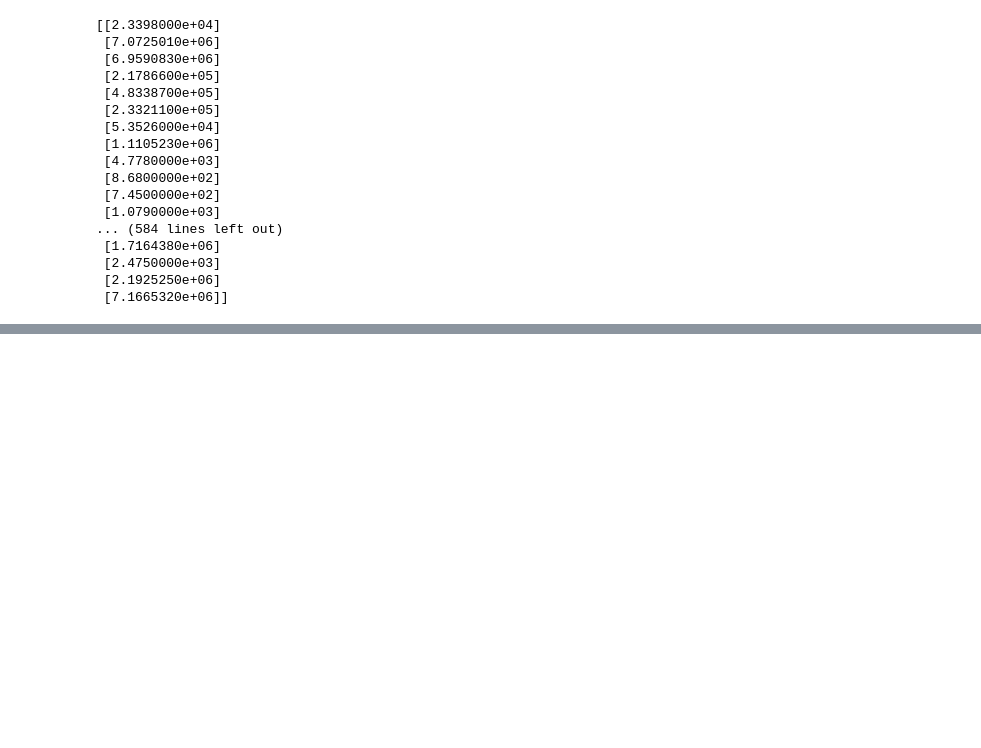
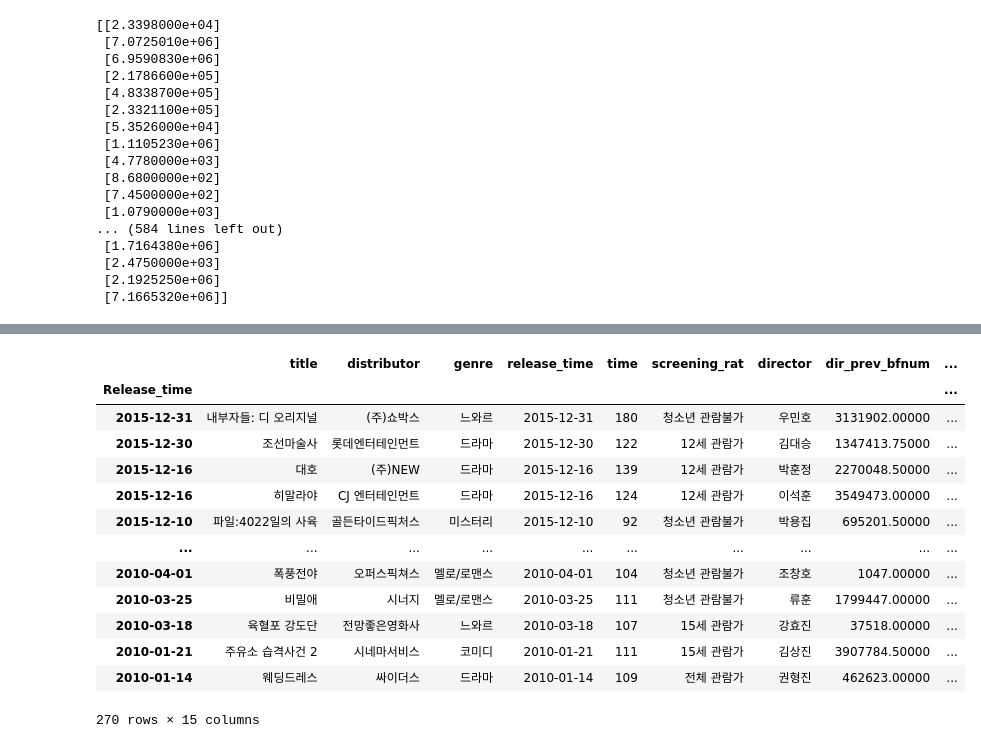
Before and after one commit to winwinhyun/Data-Analyst-Study, a Jupyter notebook: SC/study_1_movie_modify.ipynb, the cells around one changed output, grey strips where cells are left out. Saved outputs shown, nothing was run; the diff lists cells and outputs as text; code cells hidden in the pictures; blank space fills up the shorter version.

```diff
--- a/SC/study_1_movie_modify.ipynb
+++ b/SC/study_1_movie_modify.ipynb
@@ -741,0 +859,17 @@ pd.reset_option('display.float_format')
+# %%
+train.sort_index(ascending=False)
+# %% [output]
+|  | title | distributor | genre | release_time | time | screening_rat | director | dir_prev_bfnum | ... |
+| Release_time |  |  |  |  |  |  |  |  | ... |
+| 2015-12-31 | 내부자들: 디 오리지널 | (주)쇼박스 | 느와르 | 2015-12-31 | 180 | 청소년 관람불가 | 우민호 | 3131902.00000 | ... |
+| 2015-12-30 | 조선마술사 | 롯데엔터테인먼트 | 드라마 | 2015-12-30 | 122 | 12세 관람가 | 김대승 | 1347413.75000 | ... |
+| 2015-12-16 | 대호 | (주)NEW | 드라마 | 2015-12-16 | 139 | 12세 관람가 | 박훈정 | 2270048.50000 | ... |
+| 2015-12-16 | 히말라야 | CJ 엔터테인먼트 | 드라마 | 2015-12-16 | 124 | 12세 관람가 | 이석훈 | 3549473.00000 | ... |
+| 2015-12-10 | 파일:4022일의 사육 | 골든타이드픽처스 | 미스터리 | 2015-12-10 | 92 | 청소년 관람불가 | 박용집 | 695201.50000 | ... |
+| ... | ... | ... | ... | ... | ... | ... | ... | ... | ... |
+| 2010-04-01 | 폭풍전야 | 오퍼스픽쳐스 | 멜로/로맨스 | 2010-04-01 | 104 | 청소년 관람불가 | 조창호 | 1047.00000 | ... |
+| 2010-03-25 | 비밀애 | 시너지 | 멜로/로맨스 | 2010-03-25 | 111 | 청소년 관람불가 | 류훈 | 1799447.00000 | ... |
+| 2010-03-18 | 육혈포 강도단 | 전망좋은영화사 | 느와르 | 2010-03-18 | 107 | 15세 관람가 | 강효진 | 37518.00000 | ... |
+| 2010-01-21 | 주유소 습격사건 2 | 시네마서비스 | 코미디 | 2010-01-21 | 111 | 15세 관람가 | 김상진 | 3907784.50000 | ... |
+| 2010-01-14 | 웨딩드레스 | 싸이더스 | 드라마 | 2010-01-14 | 109 | 전체 관람가 | 권형진 | 462623.00000 | ... |
+270 rows × 15 columns
```
Also changed, not shown: parts of 26 cells of this notebook.
